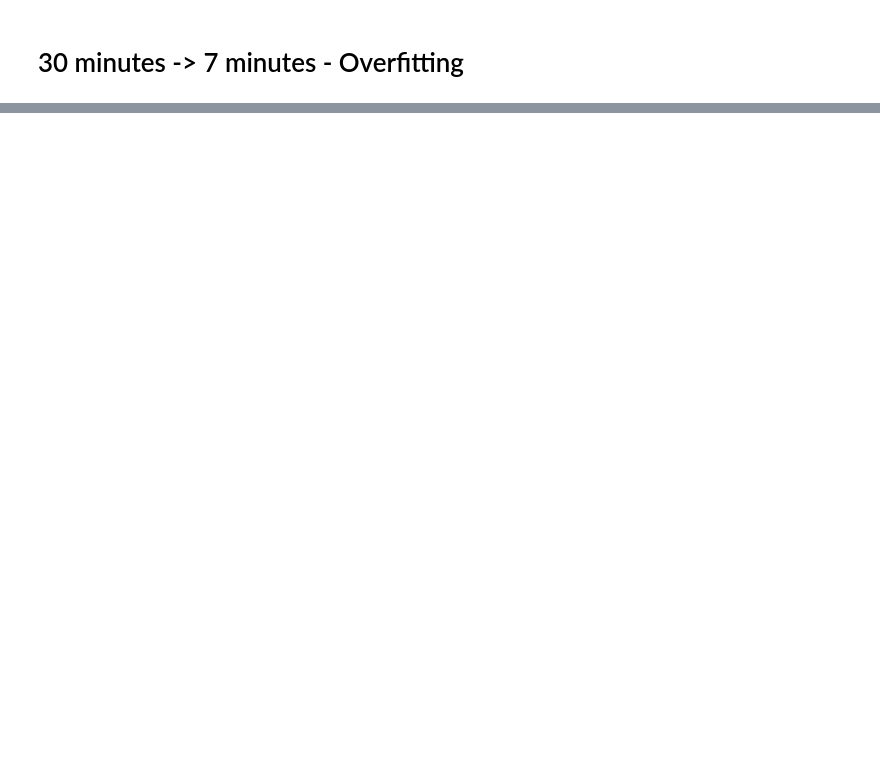
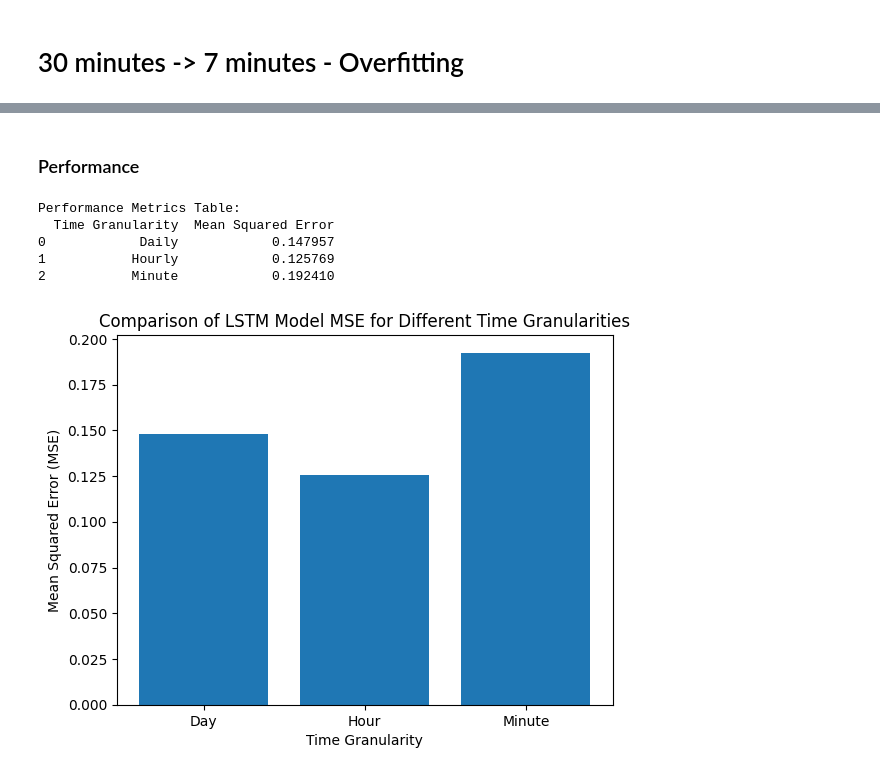
Before and after one commit to yyzangg/honours-programme-project, a Jupyter notebook: LSTM.ipynb, the cells around one changed output, grey strips where cells are left out. Cells and saved outputs as stored; diff of their text form; code cells hidden in the pictures; blank space fills up the shorter version.

```diff
--- a/LSTM.ipynb
+++ b/LSTM.ipynb
@@ -256,5 +373,14 @@ Mean Absolute Error for Predictions: 0.4769
 # %% [markdown]
 # 30 minutes -> 7 minutes - Overfitting
+# %%
+# Extract relevant columns
+df_selected = df[['timestamp', 'state'] + selected_features].copy()
+
+# Encode the target variable 'state' to binary (0 for "COMPLETED", 1 otherwise)
+df_selected['target'] = (df_selected['state'] != 'COMPLETED').astype(int)
+
+# Drop the original 'state' column
+df_selected.drop('state', axis=1, inplace=True)
 # %%
 # Prepare data for LSTM with minute intervals
 lstm_data_minute = prepare_lstm_data(df_selected, time_intervals['minute'])
@@ -329,0 +456,32 @@ Mean Absolute Error for Predictions: 0.5035
+# %% [markdown]
+### Performance
+# %%
+# Performance Metrics Tables
+
+# Create a DataFrame for performance metrics
+performance_metrics = pd.DataFrame({
+    'Time Granularity': ['Daily', 'Hourly', 'Minute'],
+    'Mean Squared Error': [mse_day, mse_hour, mse_minute]
+})
+
+# Print the performance metrics table
+print("Performance Metrics Table:")
+print(performance_metrics)
+# %% [output]
+Performance Metrics Table:
+  Time Granularity  Mean Squared Error
+0            Daily            0.147957
+1           Hourly            0.125769
+2           Minute            0.192410
+# %%
+# Plot MSE for different time granularities
+time_granularities = ['Day', 'Hour', 'Minute']
+mse_values = [mse_day, mse_hour, mse_minute]
+
+plt.bar(time_granularities, mse_values)
+plt.title('Comparison of LSTM Model MSE for Different Time Granularities')
+plt.xlabel('Time Granularity')
+plt.ylabel('Mean Squared Error (MSE)')
+plt.show()
+# %% [output]
+[figure, added]
```
Also changed, not shown: parts of 22 cells of this notebook, 3 other files.
